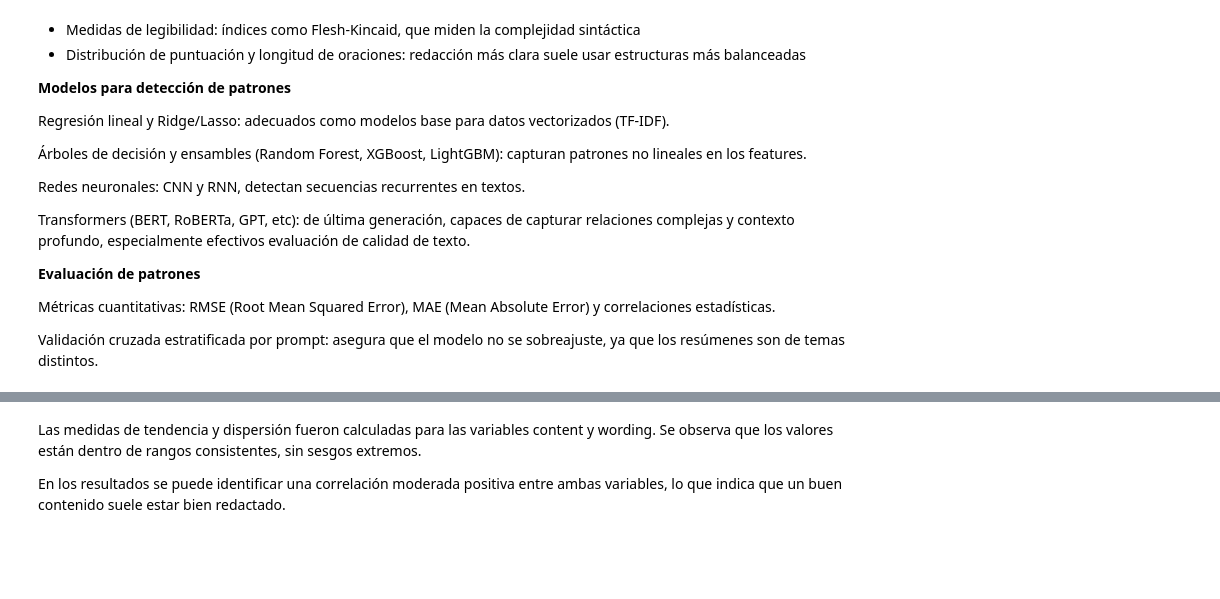
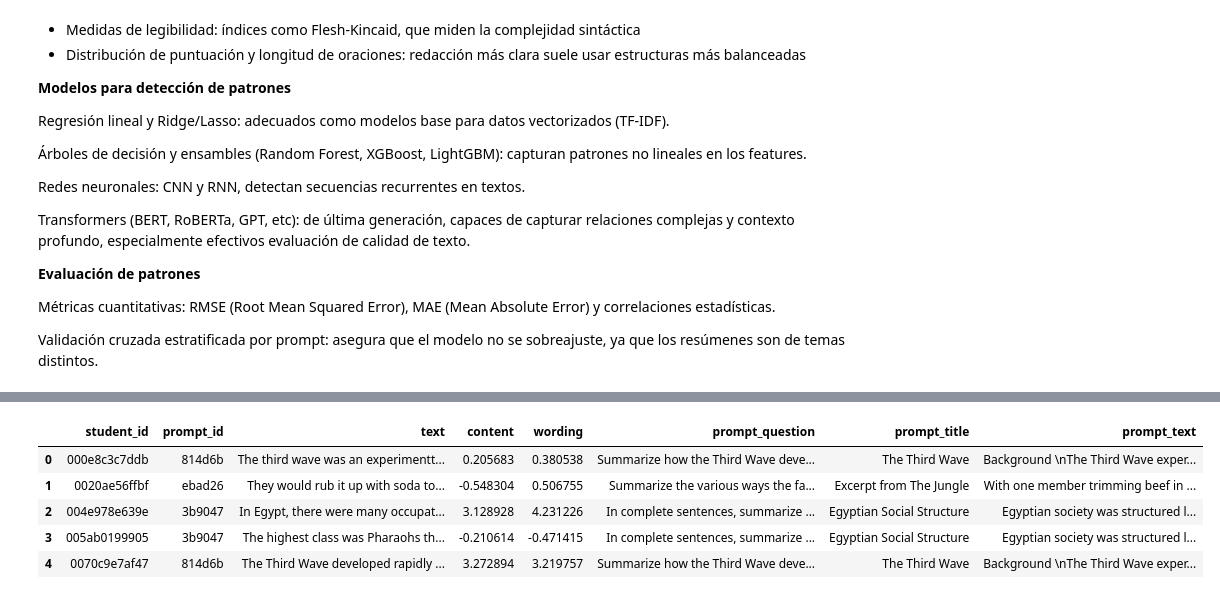
Before and after one commit to Saiyan-Javi/Proyecto2DS, a Jupyter notebook: Proyecto2DS.ipynb, the cells around one changed output, grey strips where cells are left out. Saved outputs shown, nothing was run; the diff lists cells and outputs as text; code cells hidden in the pictures; blank space fills up the shorter version.

```diff
--- a/Proyecto2DS.ipynb
+++ b/Proyecto2DS.ipynb
@@ -356,4 +99,21 @@ avg_word_len                0.385598      1.000000
-# %% [markdown]
-Las medidas de tendencia y dispersión fueron calculadas para las variables content y wording. Se observa que los valores están dentro de rangos consistentes, sin sesgos extremos.
-
-En los resultados se puede identificar una correlación moderada positiva entre ambas variables, lo que indica que un buen contenido suele estar bien redactado.
+# %%
+# Carga y unión
+import pandas as pd
+from pathlib import Path
+
+DATA_DIR = Path(".")
+summaries = pd.read_csv(DATA_DIR / "summaries_train.csv")
+prompts = pd.read_csv(DATA_DIR / "prompts_train.csv")
+
+assert set(['student_id','prompt_id','text','content','wording']).issubset(summaries.columns)
+assert set(['prompt_id','prompt_question','prompt_title','prompt_text']).issubset(prompts.columns)
+
+df = summaries.merge(prompts, on='prompt_id', how='left')
+df.head()
+# %% [output]
+|  | student_id | prompt_id | text | content | wording | prompt_question | prompt_title | prompt_text |
+| 0 | 000e8c3c7ddb | 814d6b | The third wave was an experimentt... | 0.205683 | 0.380538 | Summarize how the Third Wave deve... | The Third Wave | Background \nThe Third Wave exper... |
+| 1 | 0020ae56ffbf | ebad26 | They would rub it up with soda to... | -0.548304 | 0.506755 | Summarize the various ways the fa... | Excerpt from The Jungle | With one member trimming beef in ... |
+| 2 | 004e978e639e | 3b9047 | In Egypt, there were many occupat... | 3.128928 | 4.231226 | In complete sentences, summarize ... | Egyptian Social Structure | Egyptian society was structured l... |
+| 3 | 005ab0199905 | 3b9047 | The highest class was Pharaohs th... | -0.210614 | -0.471415 | In complete sentences, summarize ... | Egyptian Social Structure | Egyptian society was structured l... |
+| 4 | 0070c9e7af47 | 814d6b | The Third Wave developed rapidly ... | 3.272894 | 3.219757 | Summarize how the Third Wave deve... | The Third Wave | Background \nThe Third Wave exper... |
```
Also changed, not shown: parts of 25 cells of this notebook.
